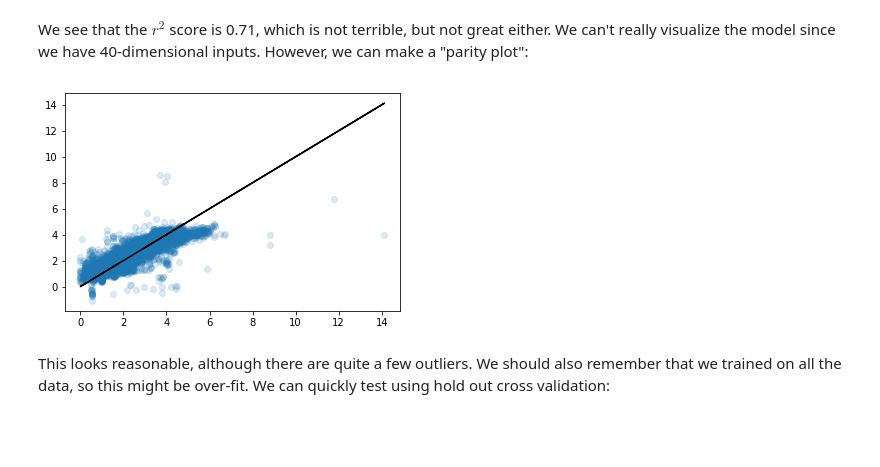
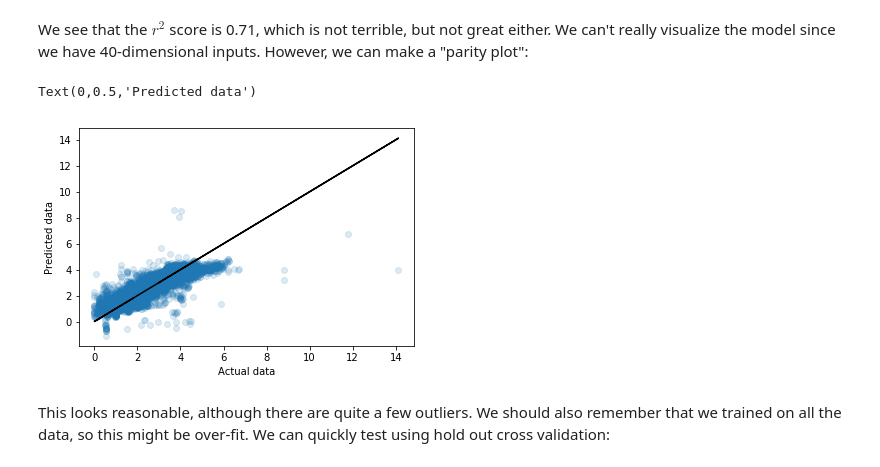
Before and after one commit to medford-group/data_analytics_ChE, a Jupyter notebook: 2-regression/lecture-high_dimensional_data.ipynb, the cells around one changed output. Drawn from its saved outputs; the diff is of its cells as text; code cells hidden in the pictures; blank space fills up the shorter version.

```diff
--- a/2-regression/lecture-high_dimensional_data.ipynb
+++ b/2-regression/lecture-high_dimensional_data.ipynb
@@ -212,10 +213,13 @@ We see that the $r^2$ score is 0.71, which is not terrible, but not great either
 # %%
 fig, ax = plt.subplots()
 
 ax.scatter(y, yhat,alpha=0.15)
 ax.plot(y,y, '-k');
+ax.set_xlabel('Actual data')
+ax.set_ylabel('Predicted data')
 # %% [output]
+Text(0,0.5,'Predicted data')
-[figure, old version]
+[figure, new version]
 # %% [markdown]
 This looks reasonable, although there are quite a few outliers. We should also remember that we trained on all the data, so this might be over-fit. We can quickly test using hold out cross validation:
 # %%
```
Also changed, not shown: parts of 8 cells of this notebook, 6 other files.
